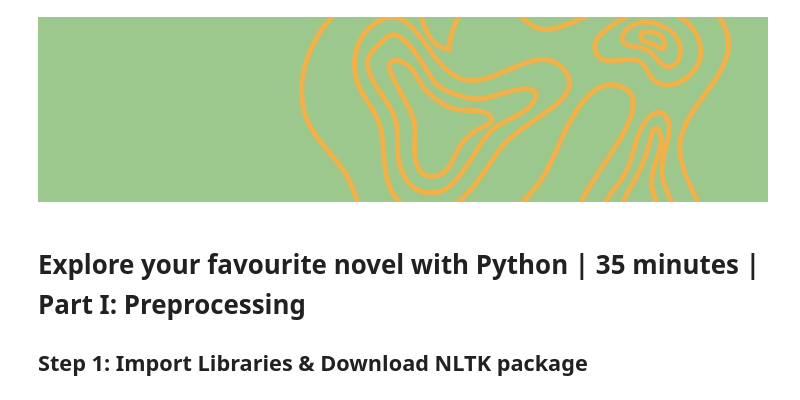
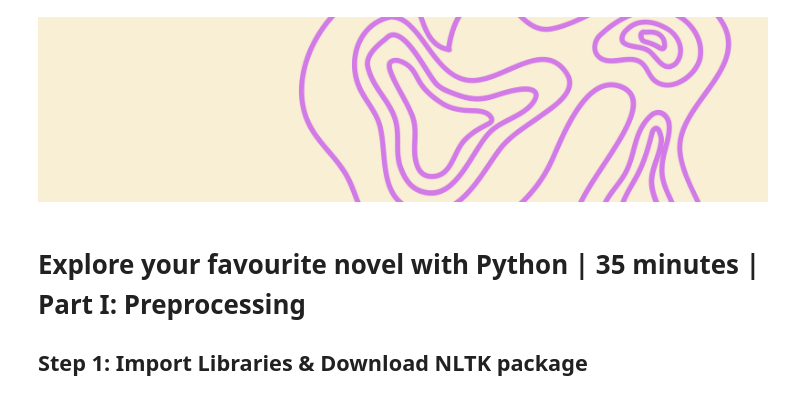
Before and after one commit to lauranikulski/Explore-your-favourite-novel-with-Python-, a Jupyter notebook: gutenberg.ipynb, the cells around one changed output. Cells and saved outputs as stored; diff of their text form; code cells hidden in the pictures.

Commit message:
Add parsing

```diff
--- a/gutenberg.ipynb
+++ b/gutenberg.ipynb
@@ -1,8 +1,8 @@
 # %%
 from IPython.display import Image
-Image(filename='banner.png')
+Image(filename='banner_parsing.png')
 # %% [output]
-[figure, old version]
+[figure, new version]
 # %% [markdown]
 # Explore your favourite novel with Python | 35 minutes | Part I: Preprocessing
 
```
Also changed, not shown: parts of 16 cells of this notebook.
